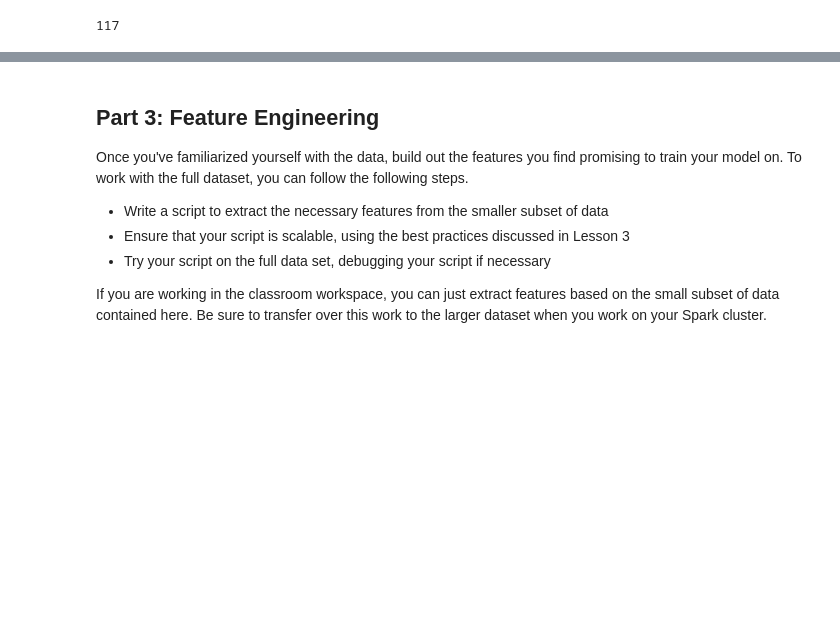
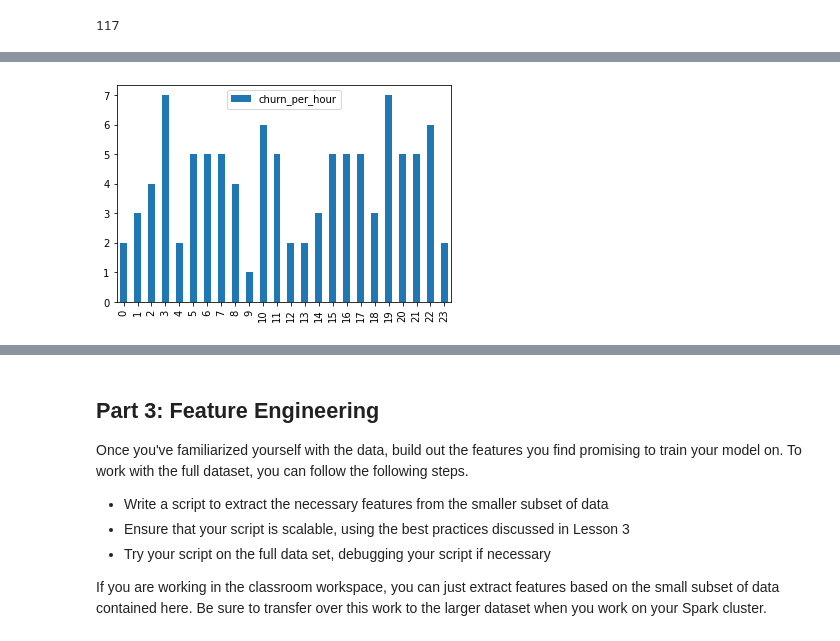
Before and after one commit to texcindy99/Spark_Machine_Learning, a Jupyter notebook: Spark_ML_Music_Service.ipynb, the cells around one changed output, grey strips where cells are left out. Drawn from its saved outputs; the diff is of its cells as text; code cells hidden in the pictures; blank space fills up the shorter version.

```diff
--- a/Spark_ML_Music_Service.ipynb
+++ b/Spark_ML_Music_Service.ipynb
@@ -178,5 +193,6 @@ churn_in_hour = spark.sql('''
           FROM df_cleaned
           WHERE churn = 1
           GROUP BY hour
+          ORDER BY hour
           '''
           )
@@ -202,0 +199,3 @@ only showing top 20 rows
+# %%
+df_churn_in_hour = churn_in_hour.toPandas()
+df_churn_in_hour.head()
@@ -202,0 +209,4 @@ only showing top 20 rows
+# %%
+df_churn_in_hour.plot.bar();
+# %% [output]
+[figure, added]
```
Also changed, not shown: parts of 5 cells of this notebook.
